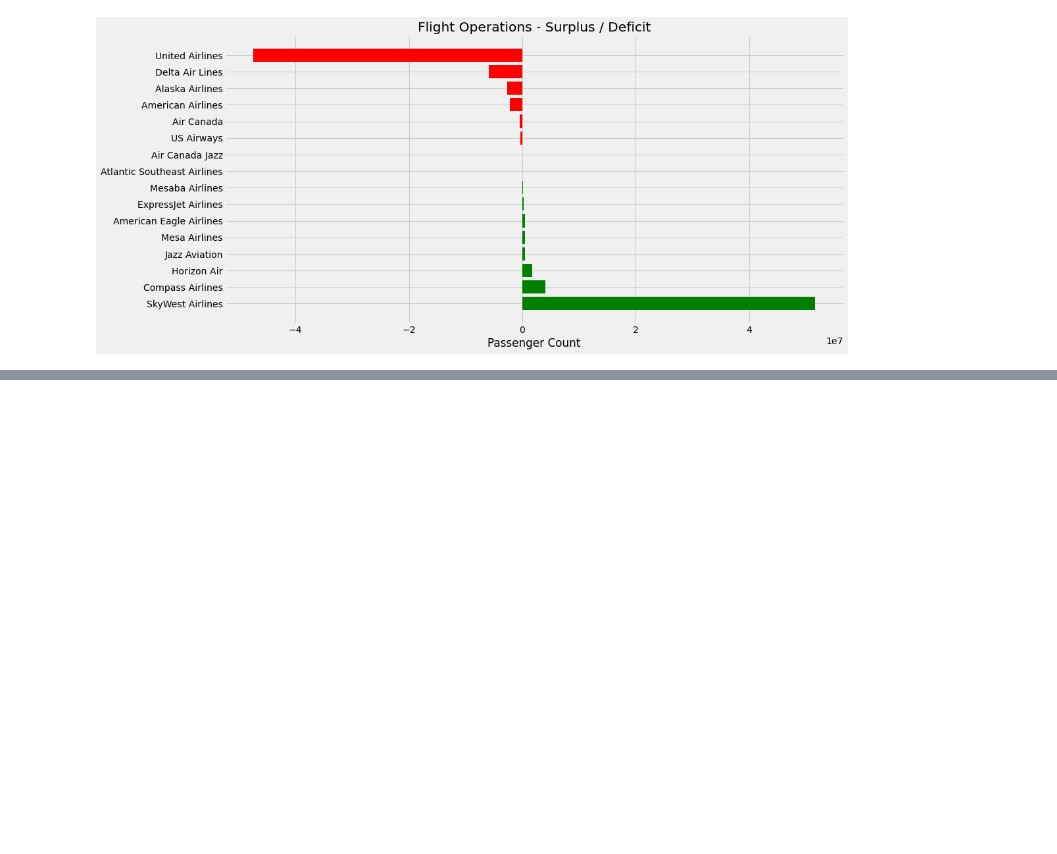
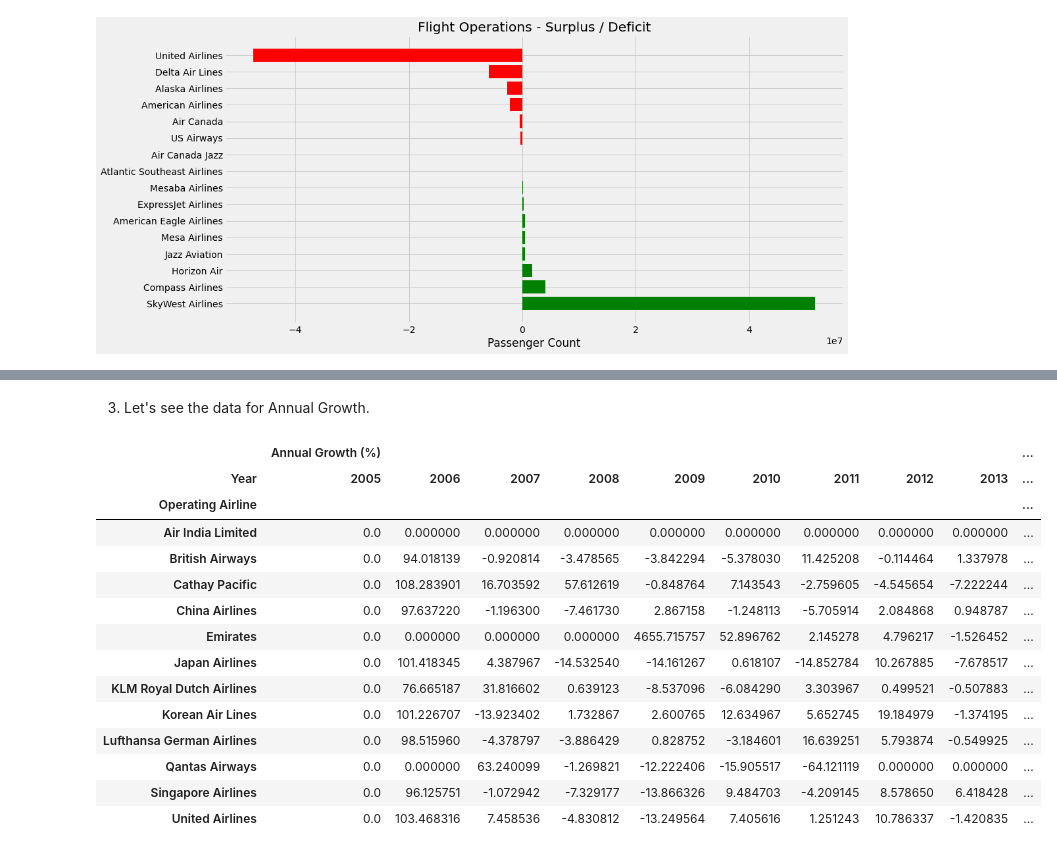
Before and after one commit to sreyashic/Learning, a Jupyter notebook: Pandas & Matplotlib/1 - San Francisco International Airport Traffic Passenger Statistics Analysis.ipynb, the cells around one changed output, grey strips where cells are left out. Saved outputs shown, nothing was run; the diff lists cells and outputs as text; code cells hidden in the pictures; blank space fills up the shorter version.

```diff
--- a/Pandas & Matplotlib/1 - Restaurant Score Analysis.ipynb
+++ b/Pandas & Matplotlib/1 - San Francisco International Airport Traffic Passenger Statistics Analysis.ipynb
@@ -305,2 +355,20 @@ op.loc[chosen_few_airlines, ('Yearly Market Share (%)', slice(None))]
+# %% [markdown]
+3. Let's see the data for Annual Growth.
 # %%
-op.loc[chosen_few_airlines, ('Yearly Growth (%)', slice(None))].tail(50)
+op.loc[chosen_few_airlines, ('Annual Growth (%)', slice(None))].tail(50)
+# %% [output]
+|  | Annual Growth (%) |  |  |  |  |  |  |  |  | ... |
+| Year | 2005 | 2006 | 2007 | 2008 | 2009 | 2010 | 2011 | 2012 | 2013 | ... |
+| Operating Airline |  |  |  |  |  |  |  |  |  | ... |
+| Air India Limited | 0.0 | 0.000000 | 0.000000 | 0.000000 | 0.000000 | 0.000000 | 0.000000 | 0.000000 | 0.000000 | ... |
+| British Airways | 0.0 | 94.018139 | -0.920814 | -3.478565 | -3.842294 | -5.378030 | 11.425208 | -0.114464 | 1.337978 | ... |
+| Cathay Pacific | 0.0 | 108.283901 | 16.703592 | 57.612619 | -0.848764 | 7.143543 | -2.759605 | -4.545654 | -7.222244 | ... |
+| China Airlines | 0.0 | 97.637220 | -1.196300 | -7.461730 | 2.867158 | -1.248113 | -5.705914 | 2.084868 | 0.948787 | ... |
+| Emirates | 0.0 | 0.000000 | 0.000000 | 0.000000 | 4655.715757 | 52.896762 | 2.145278 | 4.796217 | -1.526452 | ... |
+| Japan Airlines | 0.0 | 101.418345 | 4.387967 | -14.532540 | -14.161267 | 0.618107 | -14.852784 | 10.267885 | -7.678517 | ... |
+| KLM Royal Dutch Airlines | 0.0 | 76.665187 | 31.816602 | 0.639123 | -8.537096 | -6.084290 | 3.303967 | 0.499521 | -0.507883 | ... |
+| Korean Air Lines | 0.0 | 101.226707 | -13.923402 | 1.732867 | 2.600765 | 12.634967 | 5.652745 | 19.184979 | -1.374195 | ... |
+| Lufthansa German Airlines | 0.0 | 98.515960 | -4.378797 | -3.886429 | 0.828752 | -3.184601 | 16.639251 | 5.793874 | -0.549925 | ... |
+| Qantas Airways | 0.0 | 0.000000 | 63.240099 | -1.269821 | -12.222406 | -15.905517 | -64.121119 | 0.000000 | 0.000000 | ... |
+| Singapore Airlines | 0.0 | 96.125751 | -1.072942 | -7.329177 | -13.866326 | 9.484703 | -4.209145 | 8.578650 | 6.418428 | ... |
+| United Airlines | 0.0 | 103.468316 | 7.458536 | -4.830812 | -13.249564 | 7.405616 | 1.251243 | 10.786337 | -1.420835 | ... |
```
Also changed, not shown: parts of 14 cells of this notebook.
